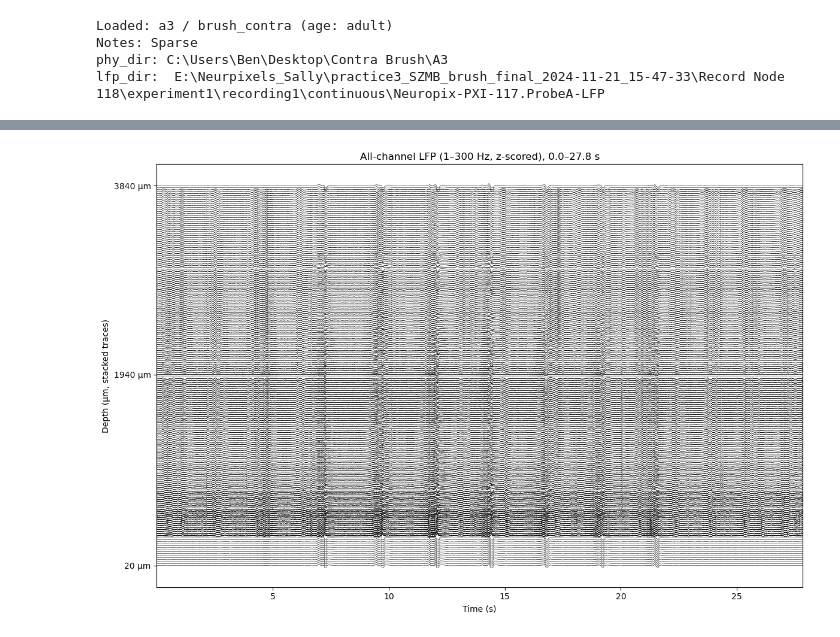
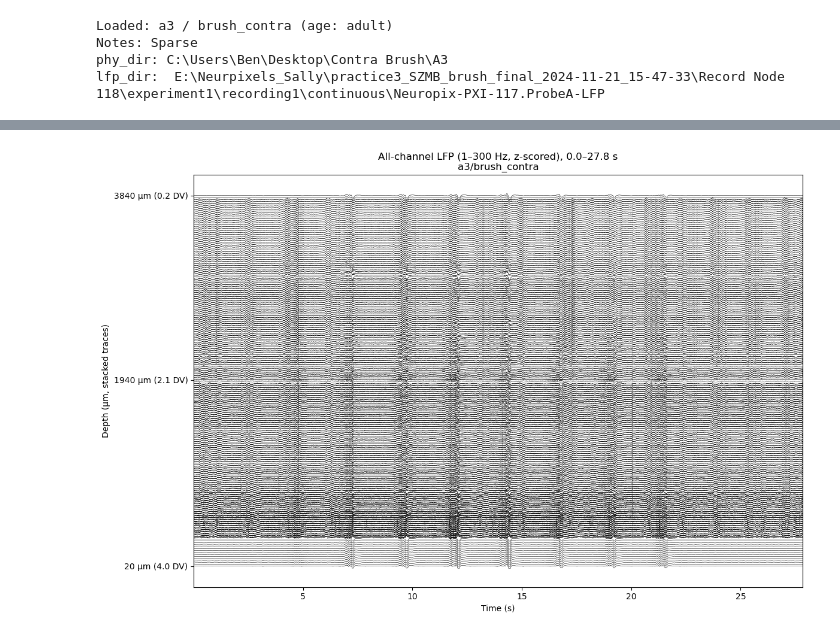
Before and after one commit to BenVengerik/NPA, a Jupyter notebook: LFP.ipynb, the cells around one changed output, grey strips where cells are left out. Cells and saved outputs as stored; diff of their text form; code cells hidden in the pictures.

Commit message:
LFP w/ insertion depth calculation

```diff
--- a/LFP.ipynb
+++ b/LFP.ipynb
@@ -27,10 +27,10 @@ row = row.iloc[0]
 
 
 # Extract paths and metadata
-phy_dir = Path(row['phy_dir']) if pd.notna(row['phy_dir']) and row['phy_dir'].strip() else None
-lfp_dir  = Path(row['lfp_dir']) if pd.notna(row['lfp_dir']) and row['lfp_dir'].strip() else None
-age = str(row['age']).strip() if pd.notna(row['age']) else "unknown"
-notes = str(row['notes']).strip() if pd.notna(row['notes']) else ""
+phy_dir = Path(row['phy_dir'])
+lfp_dir  = Path(row['lfp_dir'])
+age = str(row['age']).strip()
+notes = str(row['notes']).strip()
 
 
 # Anatomy bands
@@ -39,6 +39,11 @@ S1_lower_um  = float(row['s1_lower_um'])
 VPL_upper_um = float(row['vpl_upper_um'])
 VPL_lower_um = float(row['vpl_lower_um'])
 
+# Insertion depth
+tip_dv_mm = float(row['tip_dv_mm'])
+
+# Constants
+BANK_SPAN_MM = 3.84  # Neuropixels 1.0 recording bank span
 
 # Optional: mid-depths for LFP channel picking
 s1_mid_um  = (S1_upper_um + S1_lower_um) / 2.0
@@ -68,6 +73,7 @@ t0, twin = 0.0, 30.0  # Time window in seconds
 max_ch = None   # set to an int (e.g., 192) to cap plotted channels
 bp_lo, bp_hi = 1, 300
 gain = 10     # LFP gain per channel (adjust as needed)
+# %%
 # %%
 # ---- Get spike zero for clock anchoring ----
 spike_times = np.load(phy_dir/'spike_times.npy')
@@ -80,6 +86,39 @@ try:
 except Exception:
     pass
 spike_zero = float(spike_times.min()/spike_fs)
+
+
+# ---- Load channel positions and compute DV coordinates ----
+chan_pos = np.load(phy_dir/'channel_positions.npy')  # (n_channels, 2)
+depths_um = chan_pos[:,1]  # relative depth along probe in µm
+
+# Compute absolute DV per channel if tip_dv_mm is available
+if tip_dv_mm is not None:
+    # Tip is at the LOWEST depth value (e.g., 20 µm), not the highest
+    min_depth_um = np.min(depths_um)
+
+    # Convert each channel's relative position to absolute DV
+    # Tip is at min_depth_um, so:
+    # DV = tip_dv_mm - (depth_um - min_depth_um) / 1000
+    # This means channels higher up the shank (larger depth_um) have SMALLER DV
+    dv_channels_mm = tip_dv_mm - (depths_um - min_depth_um) / 1000.0
+
+    # Flag channels inside brain (DV >= 0)
+    in_brain = dv_channels_mm >= 0.0
+
+    # Compute bank range
+    max_depth_um = np.max(depths_um)
+    actual_span_mm = (max_depth_um - min_depth_um) / 1000.0
+    top_bank_dv_mm = tip_dv_mm - actual_span_mm
+
+    print(f"\nBank span: {BANK_SPAN_MM:.2f} mm")
+    print(f"Top of bank: {top_bank_dv_mm:.2f} mm DV")
+    print(f"Tip (deepest site): {tip_dv_mm:.2f} mm DV")
+    print(f"Channels in brain: {np.sum(in_brain)}/{len(in_brain)}")
+    print(f"Channels above surface: {np.sum(~in_brain)}/{len(in_brain)}")
+else:
+    dv_channels_mm = None
+    in_brain = np.ones(len(depths_um), dtype=bool)  # assume all in brain if no tip info
 
 
 # ---- Load LFP data directly ----
@@ -122,9 +161,7 @@ t_lfp += spike_zero
 
 
 # ---- Pick channels and ordering by depth ----
-chan_pos = np.load(phy_dir/'channel_positions.npy')  # (n_channels, 2)
-depths = chan_pos[:,1]
-order = np.argsort(depths)                           # shallow -> deep
+order = np.argsort(depths_um)  # shallow -> deep
 if max_ch is not None:
     # subsample channels uniformly by depth if too many
     step = max(1, len(order)//max_ch)
@@ -134,6 +171,9 @@ if max_ch is not None:
 # Select channels in depth order
 X = lfp[:, order]
 t = t_lfp
+depths_sel = depths_um[order]
+in_brain_sel = in_brain[order] if dv_channels_mm is not None else np.ones(len(order), dtype=bool)
+dv_sel = dv_channels_mm[order] if dv_channels_mm is not None else None
 
 
 # ---- Display band-pass and z-score per channel ----
@@ -158,7 +198,6 @@ Z = zscore2D(Xb)
 
 
 # ---- Stack and plot: offset by depth (µm) to make a depth map ----
-depths_sel = depths[order]
 # normalize depth range to a neat spacing
 dmin, dmax = float(np.nanmin(depths_sel)), float(np.nanmax(depths_sel))
 depth_norm = (depths_sel - dmin) / max(1.0, (dmax - dmin))
@@ -166,15 +205,37 @@ offsets = depth_norm * 10000.0    # vertical span for all channels
 Y = Z * gain + offsets  # stacked signals
 
 
-plt.figure(figsize=(12, 8))
-plt.plot(t, Y, color='k', linewidth=0.3, alpha=0.7)
-plt.xlim(t[0], t[-1])
+# Plot with biological/non-biological highlighting
+fig, ax = plt.subplots(figsize=(12, 8))
+
+# Plot biological channels in black, non-biological in red
+for i in range(Y.shape[1]):
+    color = 'black' if in_brain_sel[i] else 'red'
+    alpha = 0.7 if in_brain_sel[i] else 0.3
+    ax.plot(t, Y[:, i], color=color, linewidth=0.3, alpha=alpha)
+
+ax.set_xlim(t[0], t[-1])
+
+# Y-axis labels: show both relative µm and absolute DV (if available)
 yticks_pos = [offsets[0], offsets[len(offsets)//2], offsets[-1]]
-yticks_lab = [f"{int(depths_sel[0])} µm", f"{int(depths_sel[len(offsets)//2])} µm", f"{int(depths_sel[-1])} µm"]
-plt.yticks(yticks_pos, yticks_lab)
-plt.xlabel("Time (s)")
-plt.ylabel("Depth (µm, stacked traces)")
-plt.title(f"All-channel LFP ({bp_lo}–{bp_hi} Hz, z-scored), {t[0]:.1f}–{t[-1]:.1f} s")
+if dv_sel is not None:
+    yticks_lab = [
+        f"{int(depths_sel[0])} µm ({dv_sel[0]:.1f} DV)",
+        f"{int(depths_sel[len(offsets)//2])} µm ({dv_sel[len(offsets)//2]:.1f} DV)",
+        f"{int(depths_sel[-1])} µm ({dv_sel[-1]:.1f} DV)"
+    ]
+else:
+    yticks_lab = [f"{int(depths_sel[0])} µm", f"{int(depths_sel[len(offsets)//2])} µm", f"{int(depths_sel[-1])} µm"]
+
+ax.set_yticks(yticks_pos)
+ax.set_yticklabels(yticks_lab)
+ax.set_xlabel("Time (s)")
+ax.set_ylabel("Depth (µm, stacked traces)")
+
+title_str = f"All-channel LFP ({bp_lo}–{bp_hi} Hz, z-scored), {t[0]:.1f}–{t[-1]:.1f} s"
+if dv_channels_mm is not None:
+    title_str += f"\n{SESSION}/{STIM}"
+ax.set_title(title_str)
 plt.tight_layout()
 
 
@@ -182,15 +243,12 @@ plt.tight_layout()
 out_dir = Path("results/figures")
 out_dir.mkdir(parents=True, exist_ok=True)
 
-
 # Build descriptive filename
 filename = f"{SESSION}_{STIM}_allchannel_lfp_{t[-1]:.1f}s.png"
 out_path = out_dir / filename
 
-
 plt.savefig(out_path, dpi=200, bbox_inches="tight")
-print(f"✓ Saved: {out_path}")
-
+print(f"\n✓ Saved: {out_path}")
 
 plt.show()
 # %% [output]
@@ -197,2 +261,2 @@ plt.show()
 ✓ Saved: results\figures\a3_brush_contra_allchannel_lfp_27.8s.png
-[figure, old version]
+[figure, new version]
```
Also changed, not shown: parts of 2 cells of this notebook, 1 other file.
